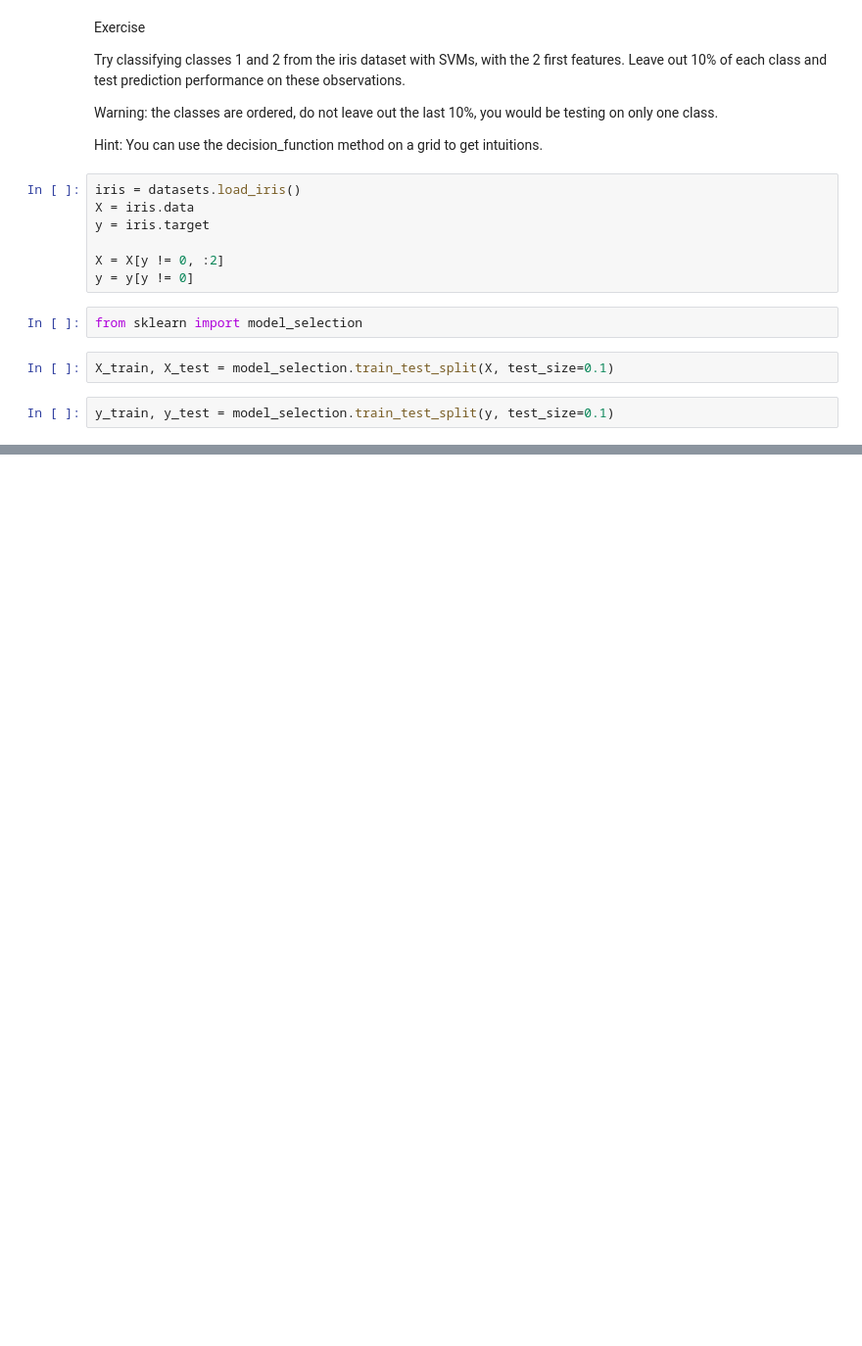
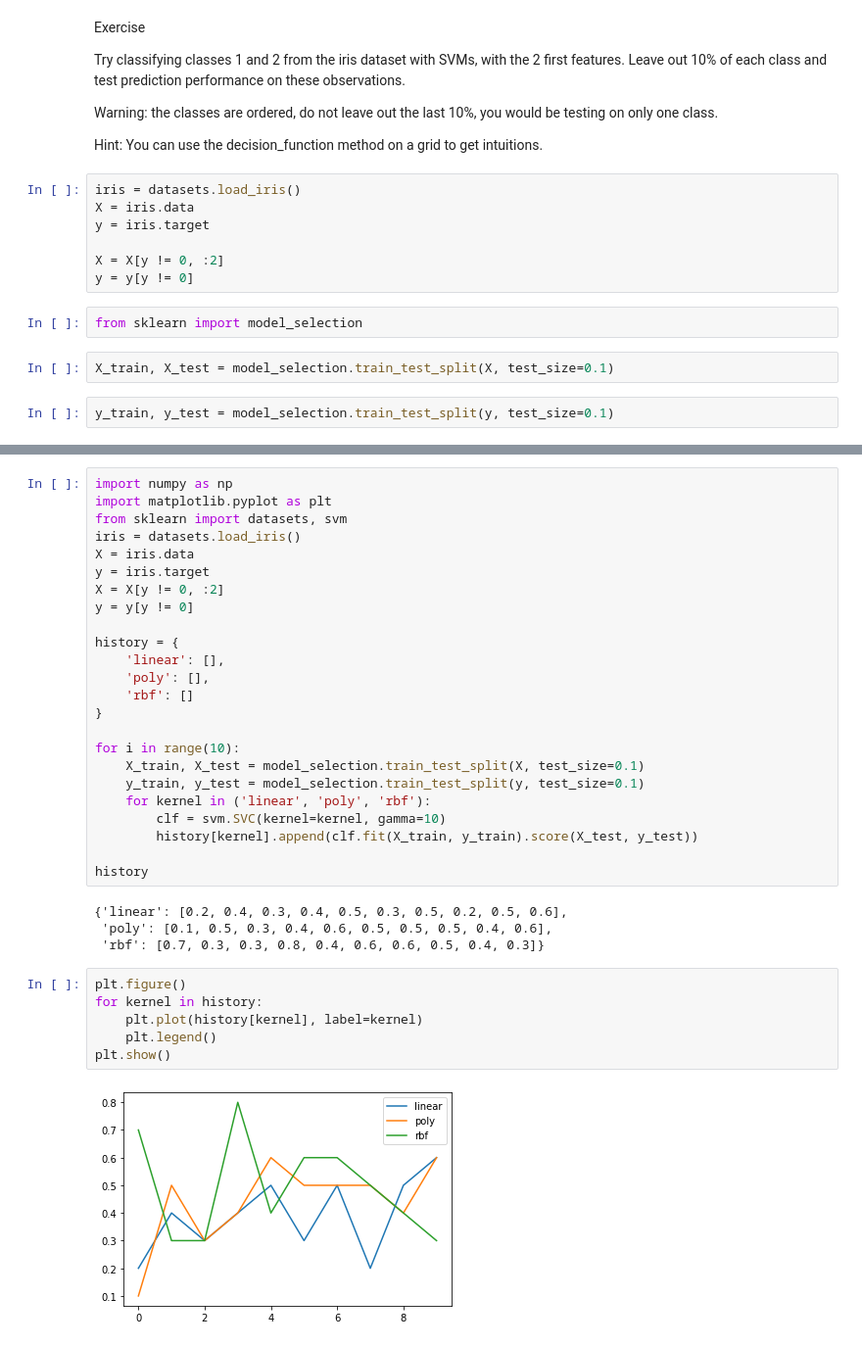
Before and after one commit to hnryjmes/scikit-learn, a Jupyter notebook: tutorial-02-stat-learning.ipynb, the cells around one changed output, grey strips where cells are left out. Shown at 98% size. Saved outputs shown, nothing was run; the diff lists cells and outputs as text; blank space fills up the shorter version.

```diff
--- a/tutorial-02-stat-learning.ipynb
+++ b/tutorial-02-stat-learning.ipynb
@@ -343,0 +335,36 @@ This exercise is used in the :ref:`using_kernels_tut` part of the
+# %%
+import numpy as np
+import matplotlib.pyplot as plt
+from sklearn import datasets, svm
+iris = datasets.load_iris()
+X = iris.data
+y = iris.target
+X = X[y != 0, :2]
+y = y[y != 0]
+
+history = {
+    'linear': [],
+    'poly': [],
+    'rbf': []
+}
+
+for i in range(10):
+    X_train, X_test = model_selection.train_test_split(X, test_size=0.1)
+    y_train, y_test = model_selection.train_test_split(y, test_size=0.1)
+    for kernel in ('linear', 'poly', 'rbf'):
+        clf = svm.SVC(kernel=kernel, gamma=10)
+        history[kernel].append(clf.fit(X_train, y_train).score(X_test, y_test))
+
+history
+# %% [output]
+{'linear': [0.2, 0.4, 0.3, 0.4, 0.5, 0.3, 0.5, 0.2, 0.5, 0.6],
+ 'poly': [0.1, 0.5, 0.3, 0.4, 0.6, 0.5, 0.5, 0.5, 0.4, 0.6],
+ 'rbf': [0.7, 0.3, 0.3, 0.8, 0.4, 0.6, 0.6, 0.5, 0.4, 0.3]}
+# %%
+plt.figure()
+for kernel in history:
+    plt.plot(history[kernel], label=kernel)
+    plt.legend()
+plt.show()
+# %% [output]
+[figure, added]
```
Also changed, not shown: parts of 2 cells of this notebook.
